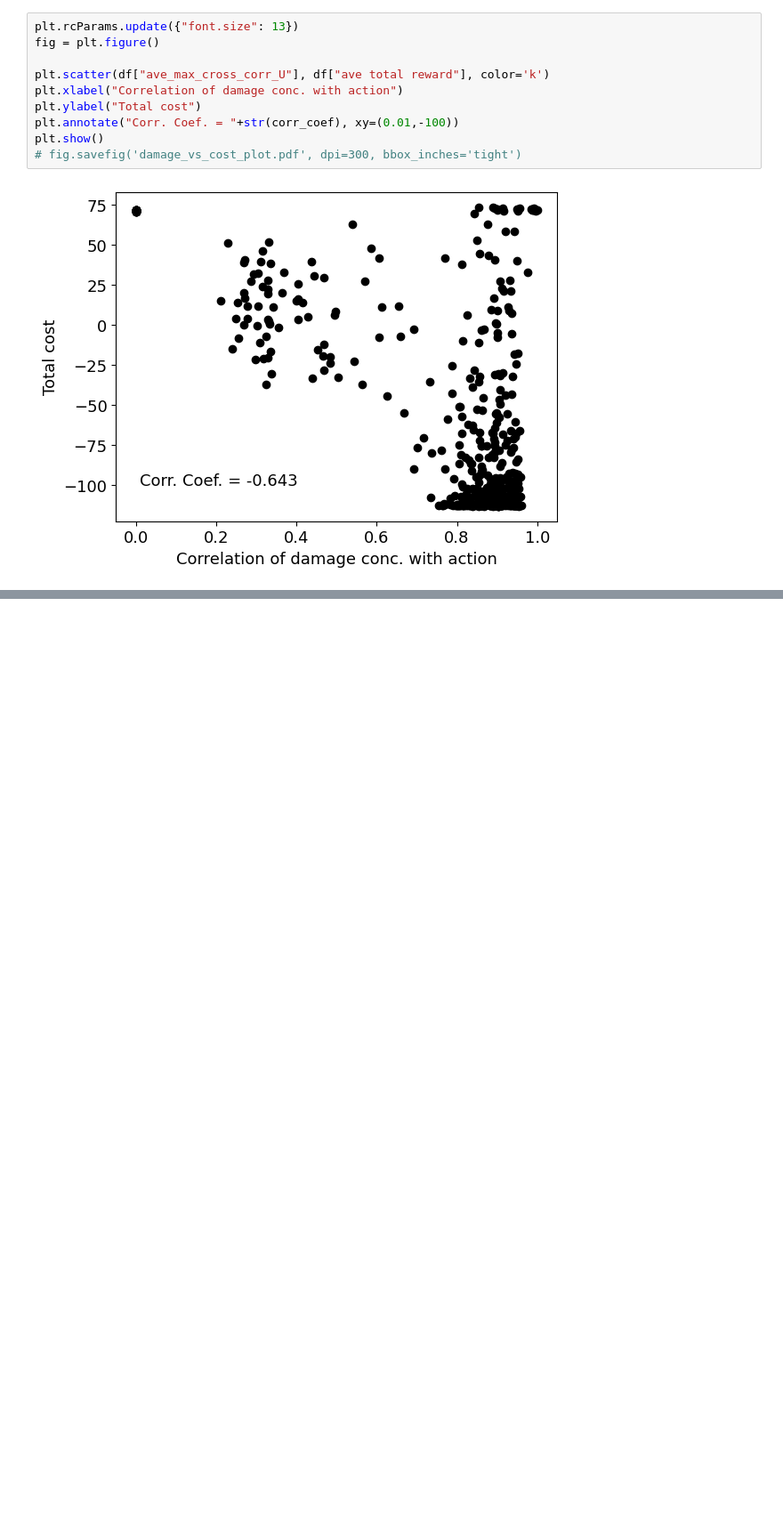
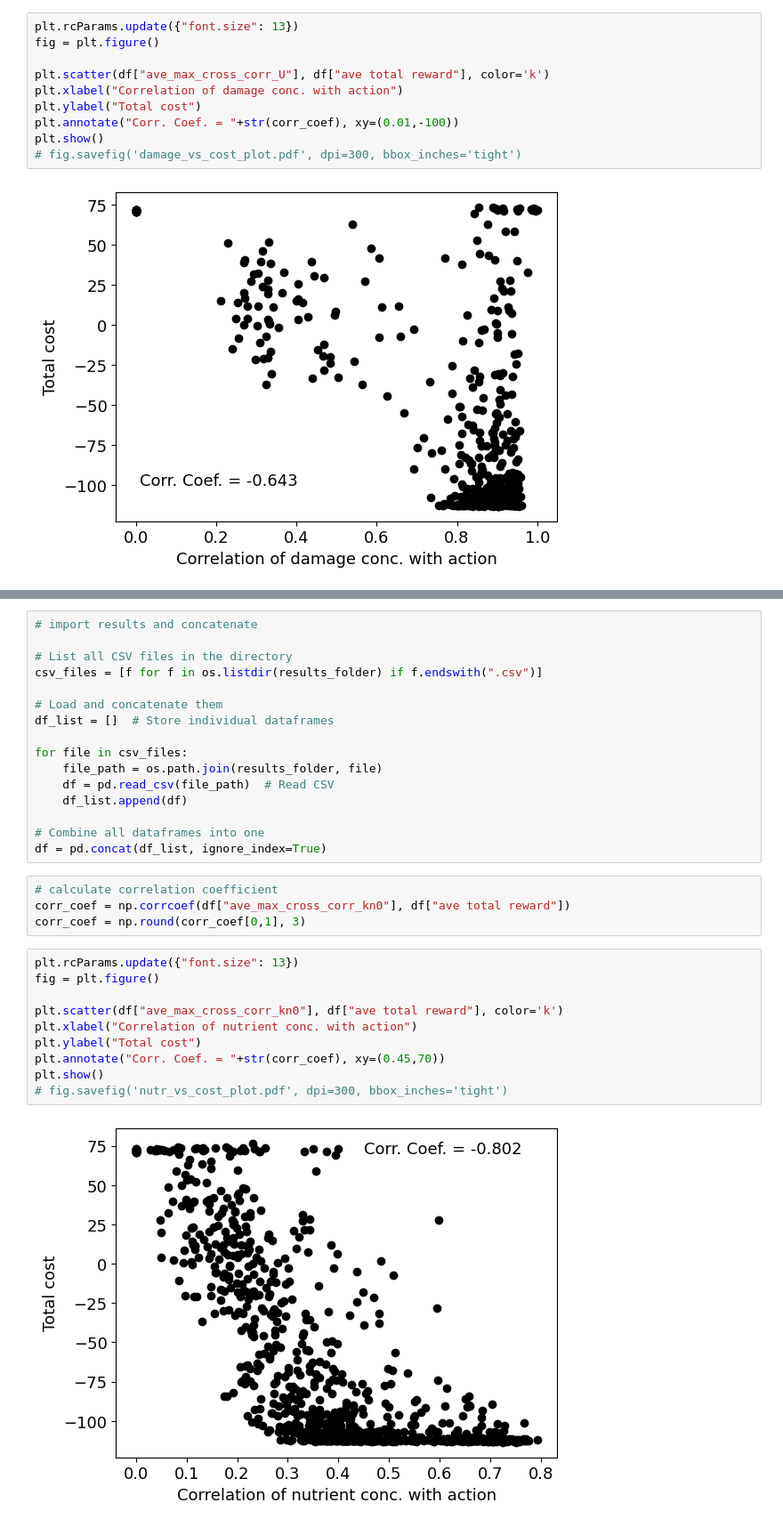
Before and after one commit to quantumyeasthacker/RL-for-bacterial-control, a Jupyter notebook: fig4.ipynb, the cells around one changed output, grey strips where cells are left out. Shown at 89% size. Drawn from its saved outputs; the diff is of its cells as text; blank space fills up the shorter version.

```diff
--- a/fig4.ipynb
+++ b/fig4.ipynb
@@ -109,0 +156,32 @@ plt.show()
+# %%
+# import results and concatenate
+
+# List all CSV files in the directory
+csv_files = [f for f in os.listdir(results_folder) if f.endswith(".csv")]
+
+# Load and concatenate them
+df_list = []  # Store individual dataframes
+
+for file in csv_files:
+    file_path = os.path.join(results_folder, file)
+    df = pd.read_csv(file_path)  # Read CSV
+    df_list.append(df)
+
+# Combine all dataframes into one
+df = pd.concat(df_list, ignore_index=True)
+# %%
+# calculate correlation coefficient
+corr_coef = np.corrcoef(df["ave_max_cross_corr_kn0"], df["ave total reward"])
+corr_coef = np.round(corr_coef[0,1], 3)
+# %%
+plt.rcParams.update({"font.size": 13})
+fig = plt.figure()
+
+plt.scatter(df["ave_max_cross_corr_kn0"], df["ave total reward"], color='k')
+plt.xlabel("Correlation of nutrient conc. with action")
+plt.ylabel("Total cost")
+plt.annotate("Corr. Coef. = "+str(corr_coef), xy=(0.45,70))
+plt.show()
+# fig.savefig('nutr_vs_cost_plot.pdf', dpi=300, bbox_inches='tight')
+# %% [output]
+[figure, added]
```
Also changed, not shown: parts of 14 cells of this notebook.
